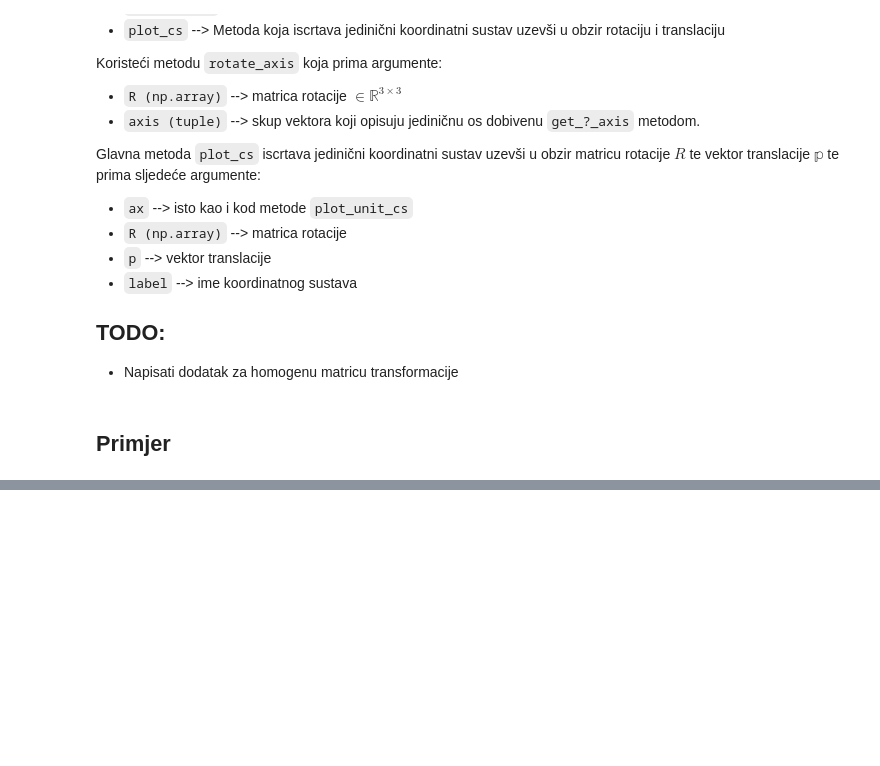
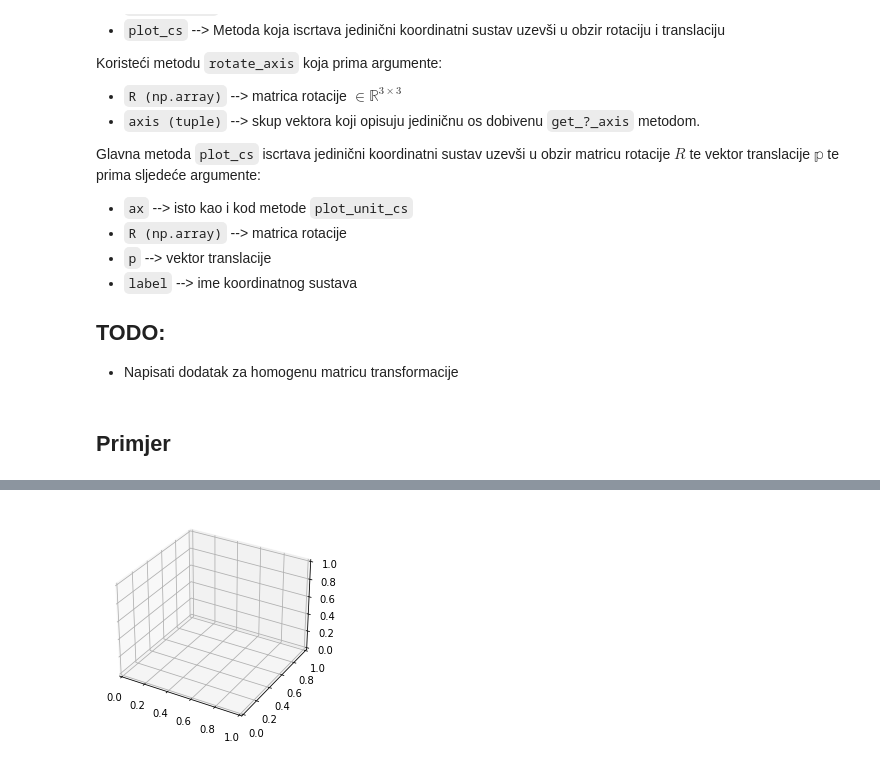
Before and after one commit to fzoric8/ros_utils, a Jupyter notebook: tfs/coordinate_system_manipulation.ipynb, the cells around one changed output, grey strips where cells are left out. Saved outputs shown, nothing was run; the diff lists cells and outputs as text; code cells hidden in the pictures; blank space fills up the shorter version.

```diff
--- a/tfs/coordinate_system_manipulation.ipynb
+++ b/tfs/coordinate_system_manipulation.ipynb
@@ -303,0 +512,15 @@ plotT(ax, T1, 'L1')
+# %%
+
+
+u = np.linspace(0, np.pi, 30)
+v = np.linspace(0, 2 * np.pi, 30)
+
+x = np.outer(np.sin(u), np.sin(v))
+y = np.outer(np.sin(u), np.cos(v))
+z = np.outer(np.cos(u), np.ones_like(v))
+
+
+fig = plt.figure()
+ax = plt.axes(projection='3d')
+# %% [output]
+[figure, added]
```
Also changed, not shown: parts of 18 cells of this notebook, 2 other files.
